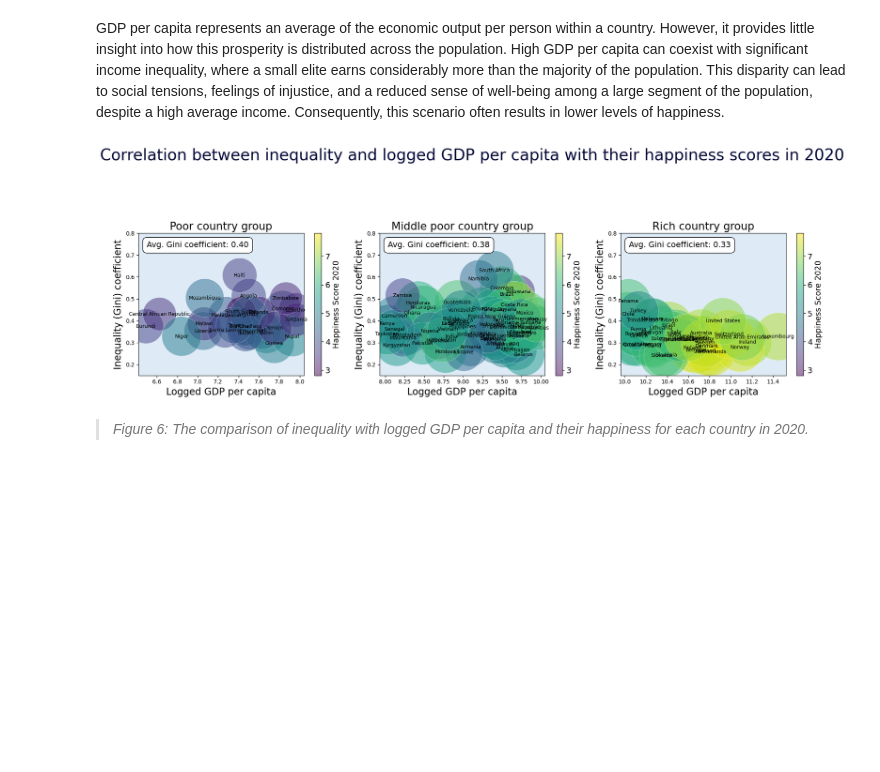
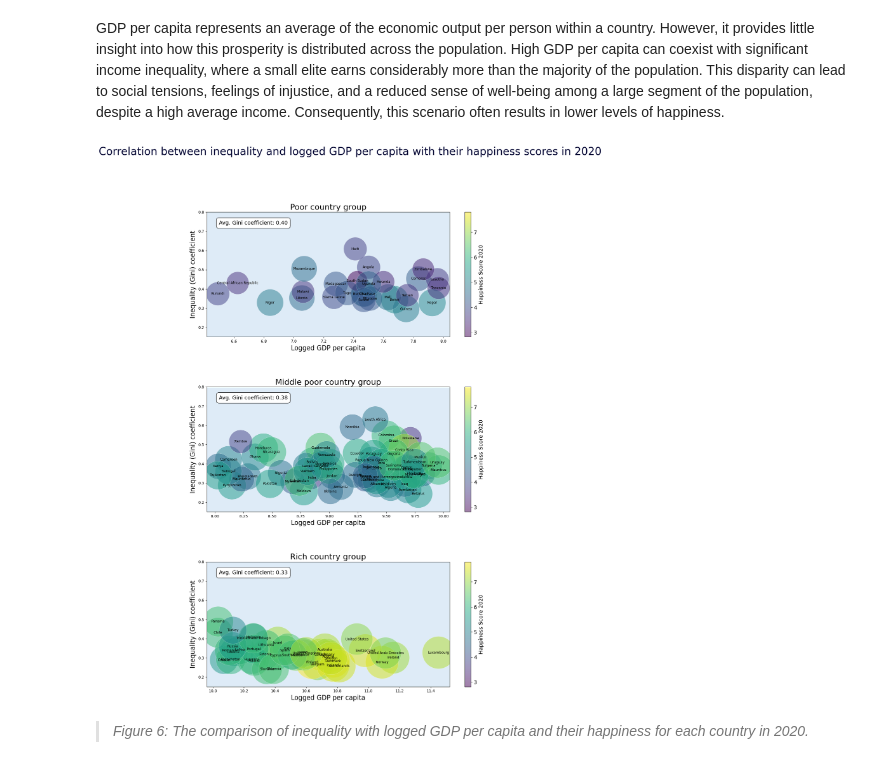
Before and after one commit to thijsslagter12/data-storyV2, a Jupyter notebook: docs/format.ipynb, the cells around one changed output. Cells and saved outputs as stored; diff of their text form; code cells hidden in the pictures; blank space fills up the shorter version.

```diff
--- a/docs/format.ipynb
+++ b/docs/format.ipynb
@@ -349,39 +349,41 @@ def plot_group(ax, df, title):
                 xy=(0.05, 0.9),
                 xycoords='axes fraction',
                 fontsize=14,
                 bbox=dict(facecolor='white', edgecolor='black', boxstyle='round,pad=0.5'))
 
     # Add colorbar
     cbar = ax.figure.colorbar(scatter, ax=ax, label='Happiness Score 2020')
     cbar.set_label('Happiness Score 2020', fontsize=14)  # Adjust font size of colorbar label
     cbar.ax.tick_params(labelsize=14)  # Adjust font size of colorbar tick labels
 
     # Set y-axis limits for Gini coefficient
     ax.set_ylim(0.15, 0.8)
 
     # Add labels and title with adjusted font sizes
-    ax.set_title(title, fontsize=19)  # Adjusted font size for subplot titles
+    ax.set_title(title, fontsize=21)  # Adjusted font size for subplot titles
     ax.set_xlabel('Logged GDP per capita', fontsize=17)  # Adjusted font size for x-axis label
     ax.set_ylabel('Inequality (Gini) coefficient', fontsize=17)  # Adjusted font size for y-axis label
 
-# Create a figure with three subplots in a row
-fig, axs = plt.subplots(1, 3, figsize=(18, 6))  # Set background color for subplots
+# Create a figure with three subplots in a column
+fig, axs = plt.subplots(3, 1, figsize=(12, 20))  # Set background color for subplots
 
 # Plot each group in its own subplot
 plot_group(axs[0], group_poor, title='Poor country group')
 plot_group(axs[1], group_middle, title='Middle poor country group')
 plot_group(axs[2], group_rich, title='Rich country group')
 
 for ax in axs:
     ax.set_facecolor((0.87, 0.92, 0.97)) # RGBA values for the specified background color
 
 # Adjust layout and show plot
-plt.suptitle('Correlation between inequality and logged GDP per capita with their happiness scores in 2020', fontsize=28, x=0.5, y=1.05, color='#000435')
-plt.tight_layout(rect=[0, 0, 1, 0.86])  # Adjust the layout to accommodate suptitle and subplots
+plt.suptitle('Correlation between inequality and logged GDP per capita with their happiness scores in 2020', fontsize=28, x=0.5, y=1.02, color='#000435')
+plt.tight_layout(rect=[0, 0, 1, 0.95])  # Adjust the layout to accommodate suptitle and subplots
+
+plt.subplots_adjust(hspace=0.4)
 
 plt.show()
 # %% [output]
-[figure, old version]
+[figure, new version]
 # %% [markdown]
 > *Figure 6: The comparison of inequality with logged GDP per capita and their happiness for each country in 2020.*
 # %% [markdown]
```
Also changed, not shown: parts of 2 cells of this notebook, 1 other file.
